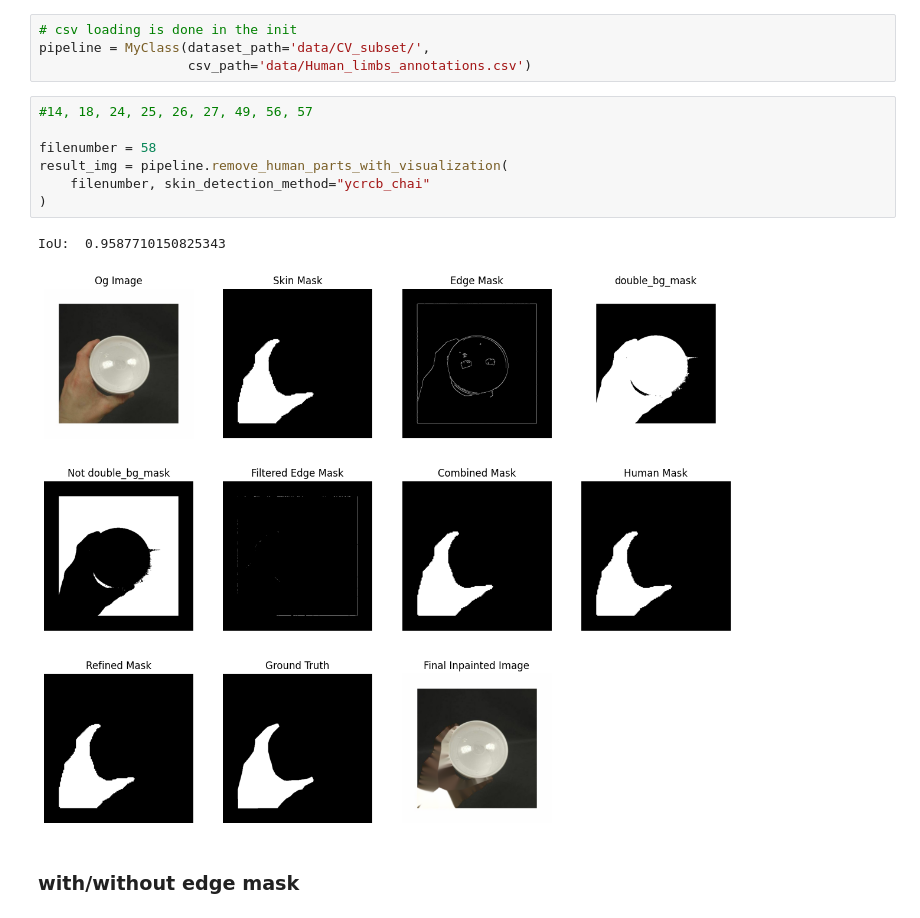
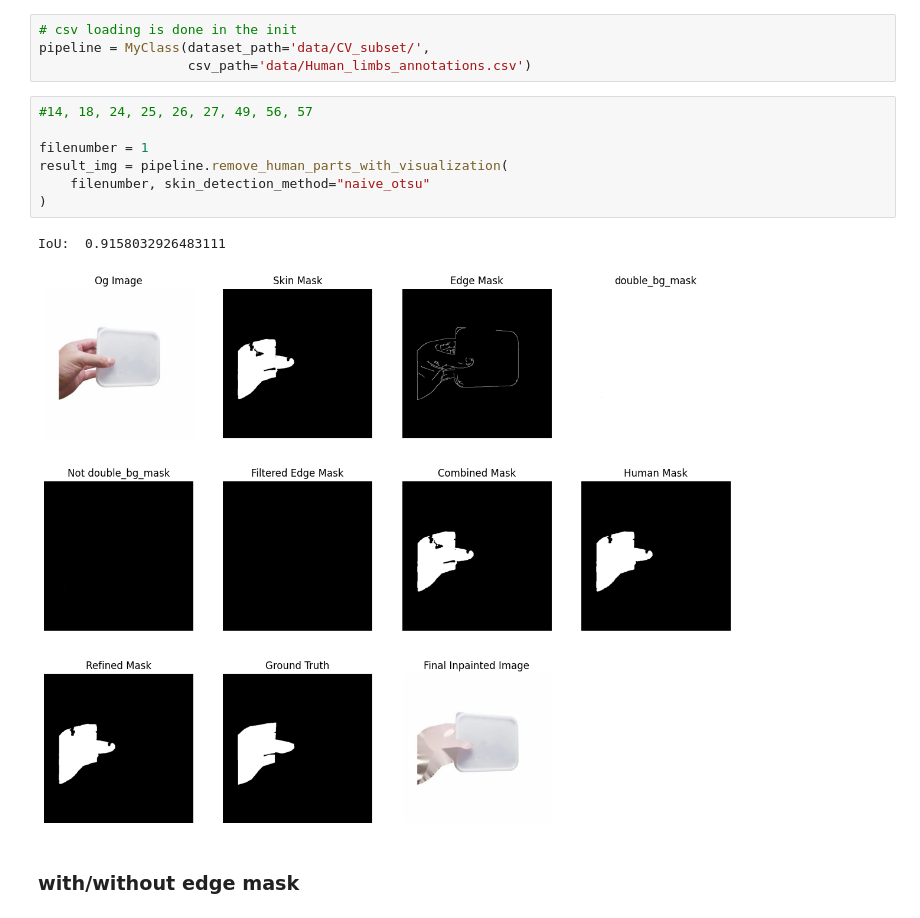
Before and after one commit to rififi1/computer_vision_body_parts_removal, a Jupyter notebook: my_class_user.ipynb, the cells around one changed output. Saved outputs shown, nothing was run; the diff lists cells and outputs as text.

Commit message:
Skin mask - Garcia trials

```diff
--- a/my_class_user.ipynb
+++ b/my_class_user.ipynb
@@ -7,13 +7,13 @@ pipeline = MyClass(dataset_path='data/CV_subset/',
 # %%
 #14, 18, 24, 25, 26, 27, 49, 56, 57
 
-filenumber = 58
+filenumber = 1
 result_img = pipeline.remove_human_parts_with_visualization(
-    filenumber, skin_detection_method="ycrcb_chai"
+    filenumber, skin_detection_method="naive_otsu"
 )
 # %% [output]
-IoU:  0.9587710150825343
+IoU:  0.9158032926483111
-[figure, old version]
+[figure, new version]
 # %% [markdown]
 ### with/without edge mask
 # %%
```
Also changed, not shown: parts of 2 cells of this notebook, 2 other files.
